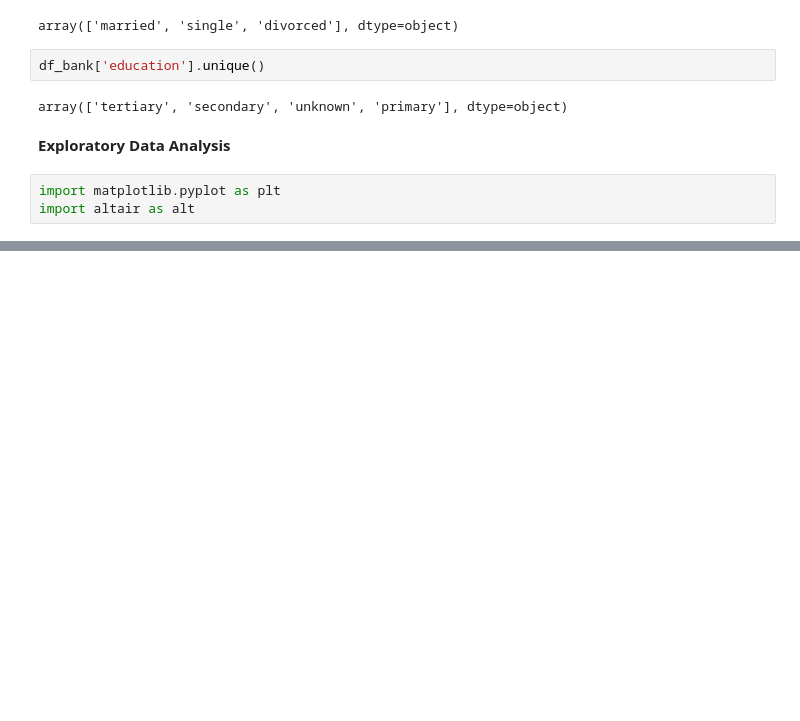
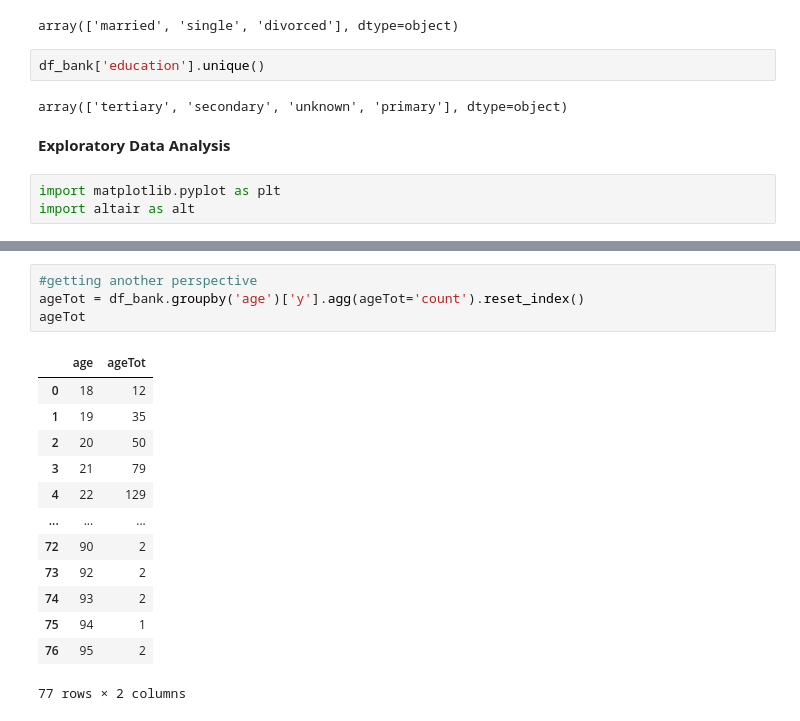
Before and after one commit to FauziArifin/PacktData, a Jupyter notebook: Term_Deposits.ipynb, the cells around one changed output, grey strips where cells are left out. Drawn from its saved outputs; the diff is of its cells as text; blank space fills up the shorter version.

```diff
--- a/Term_Deposits.ipynb
+++ b/Term_Deposits.ipynb
@@ -111,0 +115,18 @@ import altair as alt
+# %%
+#getting another perspective
+ageTot = df_bank.groupby('age')['y'].agg(ageTot='count').reset_index()
+ageTot
+# %% [output]
+|  | age | ageTot |
+| 0 | 18 | 12 |
+| 1 | 19 | 35 |
+| 2 | 20 | 50 |
+| 3 | 21 | 79 |
+| 4 | 22 | 129 |
+| ... | ... | ... |
+| 72 | 90 | 2 |
+| 73 | 92 | 2 |
+| 74 | 93 | 2 |
+| 75 | 94 | 1 |
+| 76 | 95 | 2 |
+77 rows × 2 columns
```
Also changed, not shown: parts of 5 cells of this notebook.
